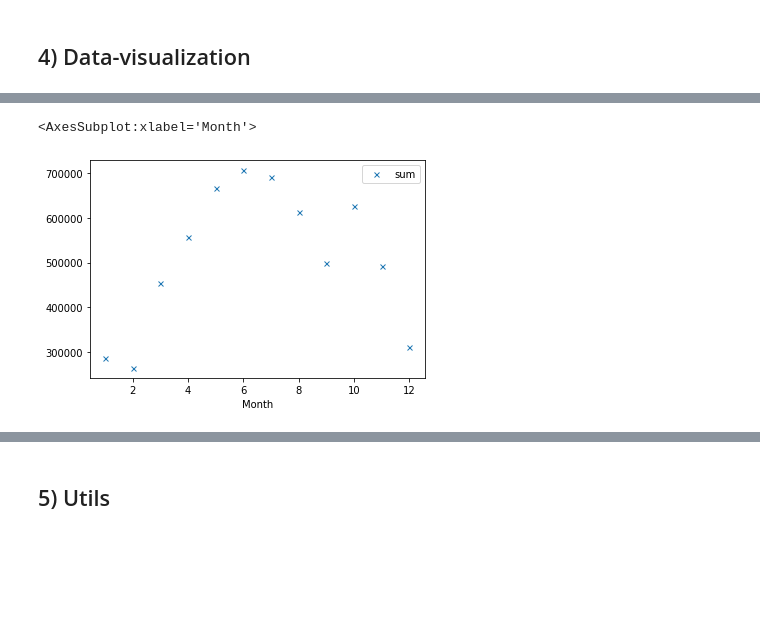
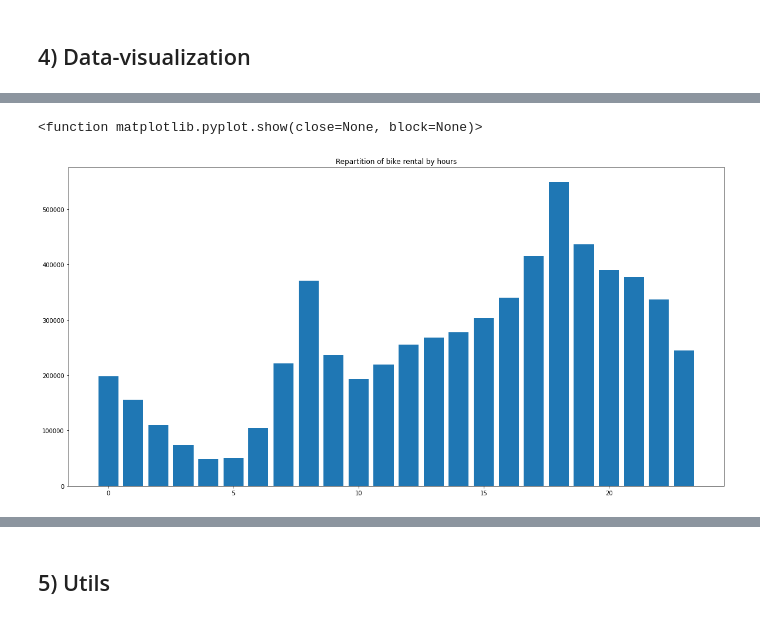
Before and after one commit to Pierre-Portfolio/Seoul-Bike-Sharing, a Jupyter notebook: SeoulBike.ipynb, the cells around one changed output, grey strips where cells are left out. Drawn from its saved outputs; the diff is of its cells as text; code cells hidden in the pictures; blank space fills up the shorter version.

```diff
--- a/SeoulBike.ipynb
+++ b/SeoulBike.ipynb
@@ -314,6 +282,10 @@ dfHour.plot(y="Rented Bike Count",linestyle="",marker="x",markersize=5)
 # %%
-dfMonth.plot(y="Rented Bike Count",linestyle="",marker="x",markersize=5)
+plt.gcf().set_size_inches(20,10)
+plt.bar(BikeHours.keys(),BikeHours.values());
+plt.title("Repartition of bike rental by hours")
+plt.show
+#We can see of they are more bicle rented in the evening ( 17h - 20h )
 # %% [output]
-<AxesSubplot:xlabel='Month'>
+<function matplotlib.pyplot.show(close=None, block=None)>
-[figure, old version]
+[figure, new version]
 # %%
```
Also changed, not shown: parts of 24 cells of this notebook.
